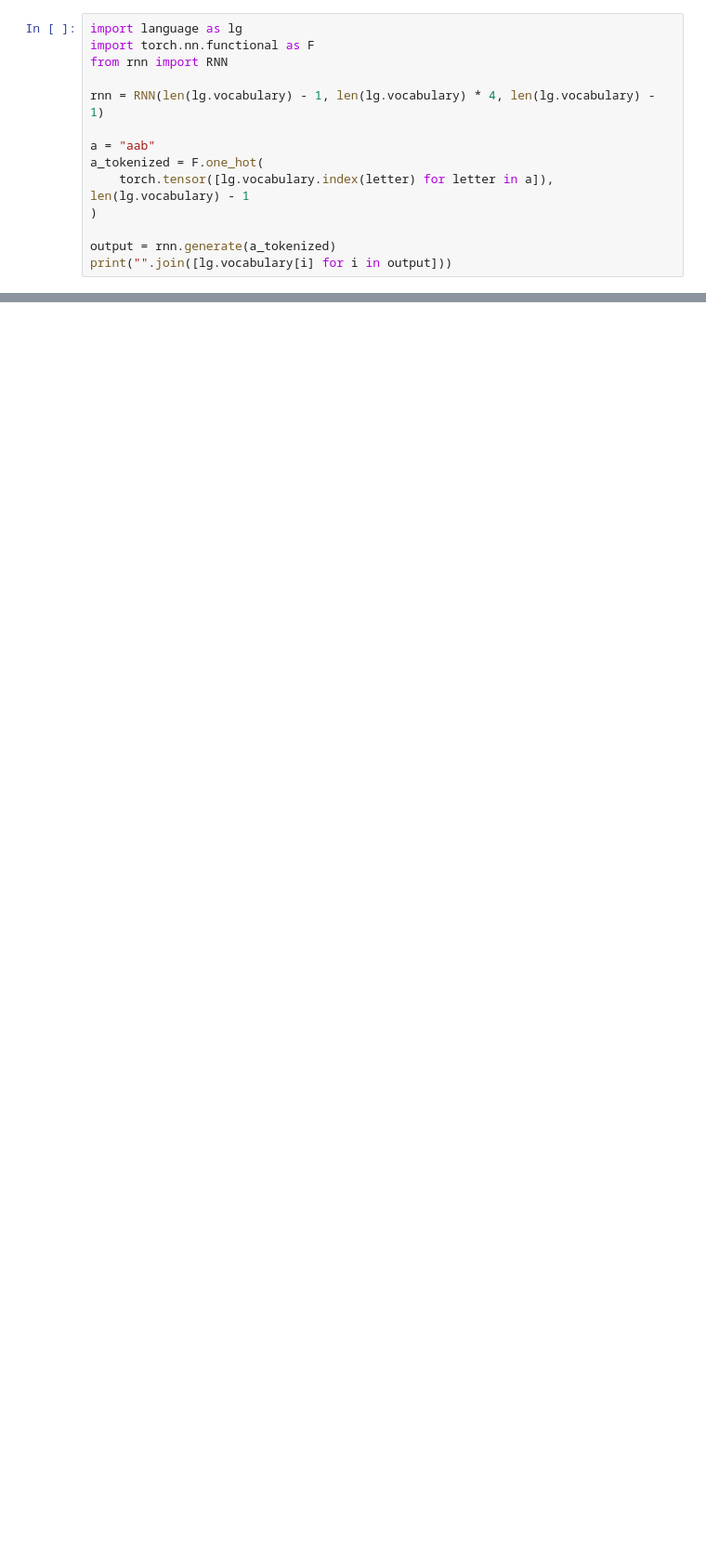
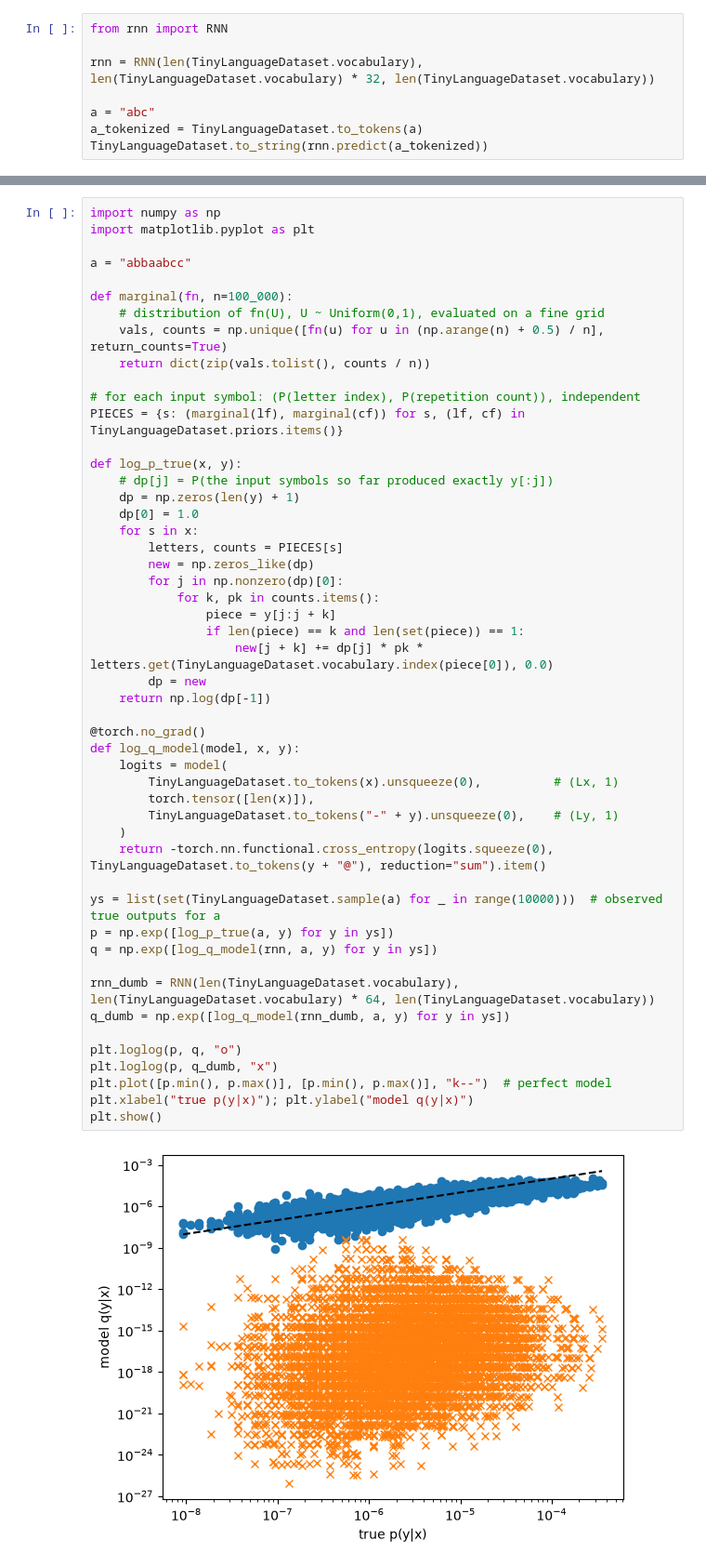
Before and after one commit to mihailescum/ml-playground, a Jupyter notebook: tiny-language/nb.ipynb, the cells around one changed output, grey strips where cells are left out. Shown at 93% size. Cells and saved outputs as stored; diff of their text form; blank space fills up the shorter version.

Commit message:
Training of the RNN works on the tiny language

```diff
--- a/tiny-language/nb.ipynb
+++ b/tiny-language/nb.ipynb
@@ -16,15 +20,9 @@ X, y = gen_data()
 # %%
-import language as lg
-import torch.nn.functional as F
 from rnn import RNN
 
-rnn = RNN(len(lg.vocabulary) - 1, len(lg.vocabulary) * 4, len(lg.vocabulary) - 1)
+rnn = RNN(len(TinyLanguageDataset.vocabulary), len(TinyLanguageDataset.vocabulary) * 32, len(TinyLanguageDataset.vocabulary))
 
-a = "aab"
-a_tokenized = F.one_hot(
-    torch.tensor([lg.vocabulary.index(letter) for letter in a]), len(lg.vocabulary) - 1
-)
-
-output = rnn.generate(a_tokenized)
-print("".join([lg.vocabulary[i] for i in output]))
+a = "abc"
+a_tokenized = TinyLanguageDataset.to_tokens(a)
+TinyLanguageDataset.to_string(rnn.predict(a_tokenized))
 # %% [output]
@@ -31,0 +53,52 @@ bbbbb
+# %%
+import numpy as np
+import matplotlib.pyplot as plt
+
+a = "abbaabcc"
+
+def marginal(fn, n=100_000):
+    # distribution of fn(U), U ~ Uniform(0,1), evaluated on a fine grid
+    vals, counts = np.unique([fn(u) for u in (np.arange(n) + 0.5) / n], return_counts=True)
+    return dict(zip(vals.tolist(), counts / n))
+
+# for each input symbol: (P(letter index), P(repetition count)), independent
+PIECES = {s: (marginal(lf), marginal(cf)) for s, (lf, cf) in TinyLanguageDataset.priors.items()}
+
+def log_p_true(x, y):
+    # dp[j] = P(the input symbols so far produced exactly y[:j])
+    dp = np.zeros(len(y) + 1)
+    dp[0] = 1.0
+    for s in x:
+        letters, counts = PIECES[s]
+        new = np.zeros_like(dp)
+        for j in np.nonzero(dp)[0]:
+            for k, pk in counts.items():
+                piece = y[j:j + k]
+                if len(piece) == k and len(set(piece)) == 1:
+                    new[j + k] += dp[j] * pk * letters.get(TinyLanguageDataset.vocabulary.index(piece[0]), 0.0)
+        dp = new
+    return np.log(dp[-1])
+
+@torch.no_grad()
+def log_q_model(model, x, y):
+    logits = model(
+        TinyLanguageDataset.to_tokens(x).unsqueeze(0),          # (Lx, 1)
+        torch.tensor([len(x)]),
+        TinyLanguageDataset.to_tokens("-" + y).unsqueeze(0),    # (Ly, 1)
+    )
+    return -torch.nn.functional.cross_entropy(logits.squeeze(0), TinyLanguageDataset.to_tokens(y + "@"), reduction="sum").item()
+
+ys = list(set(TinyLanguageDataset.sample(a) for _ in range(10000)))  # observed true outputs for a
+p = np.exp([log_p_true(a, y) for y in ys])
+q = np.exp([log_q_model(rnn, a, y) for y in ys])
+
+rnn_dumb = RNN(len(TinyLanguageDataset.vocabulary), len(TinyLanguageDataset.vocabulary) * 64, len(TinyLanguageDataset.vocabulary))
+q_dumb = np.exp([log_q_model(rnn_dumb, a, y) for y in ys])
+
+plt.loglog(p, q, "o")
+plt.loglog(p, q_dumb, "x")
+plt.plot([p.min(), p.max()], [p.min(), p.max()], "k--")  # perfect model
+plt.xlabel("true p(y|x)"); plt.ylabel("model q(y|x)")
+plt.show()
+# %% [output]
+[figure, added]
```
Also changed, not shown: parts of 4 cells of this notebook, 3 other files.
